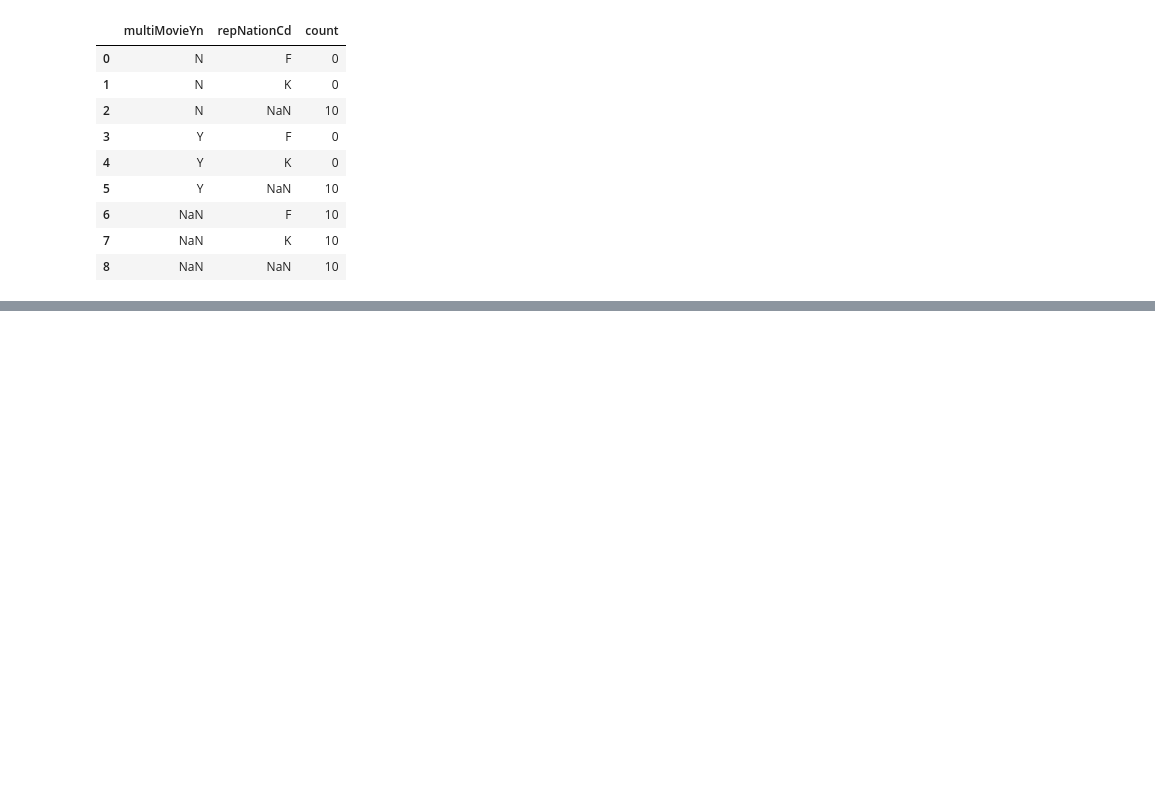
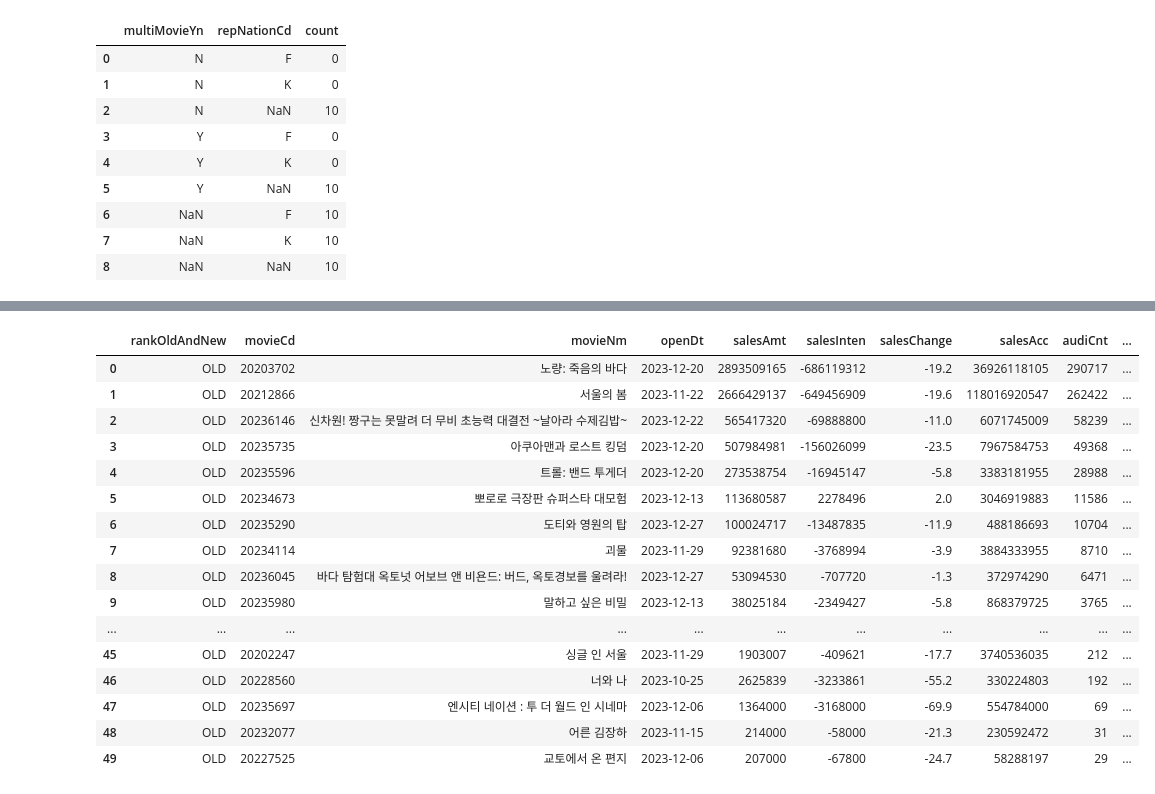
Before and after one commit to ppabam/movie, a Jupyter notebook: note/merge.ipynb, the cells around one changed output, grey strips where cells are left out. Saved outputs shown, nothing was run; the diff lists cells and outputs as text; code cells hidden in the pictures; blank space fills up the shorter version.

```diff
--- a/note/merge.ipynb
+++ b/note/merge.ipynb
@@ -42,0 +104,23 @@ df
+# %%
+unique_df["rnum"] = unique_df["audiCnt"].rank(method="dense", ascending=False).astype(int)
+unique_df["rank"] = unique_df["audiCnt"].rank(method="min", ascending=False).astype(int)
+# %%
+unique_df
+# %% [output]
+|  | rankOldAndNew | movieCd | movieNm | openDt | salesAmt | salesInten | salesChange | salesAcc | audiCnt | ... |
+| 0 | OLD | 20203702 | 노량: 죽음의 바다 | 2023-12-20 | 2893509165 | -686119312 | -19.2 | 36926118105 | 290717 | ... |
+| 1 | OLD | 20212866 | 서울의 봄 | 2023-11-22 | 2666429137 | -649456909 | -19.6 | 118016920547 | 262422 | ... |
+| 2 | OLD | 20236146 | 신차원! 짱구는 못말려 더 무비 초능력 대결전 ~날아라 수제김밥~ | 2023-12-22 | 565417320 | -69888800 | -11.0 | 6071745009 | 58239 | ... |
+| 3 | OLD | 20235735 | 아쿠아맨과 로스트 킹덤 | 2023-12-20 | 507984981 | -156026099 | -23.5 | 7967584753 | 49368 | ... |
+| 4 | OLD | 20235596 | 트롤: 밴드 투게더 | 2023-12-20 | 273538754 | -16945147 | -5.8 | 3383181955 | 28988 | ... |
+| 5 | OLD | 20234673 | 뽀로로 극장판 슈퍼스타 대모험 | 2023-12-13 | 113680587 | 2278496 | 2.0 | 3046919883 | 11586 | ... |
+| 6 | OLD | 20235290 | 도티와 영원의 탑 | 2023-12-27 | 100024717 | -13487835 | -11.9 | 488186693 | 10704 | ... |
+| 7 | OLD | 20234114 | 괴물 | 2023-11-29 | 92381680 | -3768994 | -3.9 | 3884333955 | 8710 | ... |
+| 8 | OLD | 20236045 | 바다 탐험대 옥토넛 어보브 앤 비욘드: 버드, 옥토경보를 울려라! | 2023-12-27 | 53094530 | -707720 | -1.3 | 372974290 | 6471 | ... |
+| 9 | OLD | 20235980 | 말하고 싶은 비밀 | 2023-12-13 | 38025184 | -2349427 | -5.8 | 868379725 | 3765 | ... |
+| ... | ... | ... | ... | ... | ... | ... | ... | ... | ... | ... |
+| 45 | OLD | 20202247 | 싱글 인 서울 | 2023-11-29 | 1903007 | -409621 | -17.7 | 3740536035 | 212 | ... |
+| 46 | OLD | 20228560 | 너와 나 | 2023-10-25 | 2625839 | -3233861 | -55.2 | 330224803 | 192 | ... |
+| 47 | OLD | 20235697 | 엔시티 네이션 : 투 더 월드 인 시네마 | 2023-12-06 | 1364000 | -3168000 | -69.9 | 554784000 | 69 | ... |
+| 48 | OLD | 20232077 | 어른 김장하 | 2023-11-15 | 214000 | -58000 | -21.3 | 230592472 | 31 | ... |
+| 49 | OLD | 20227525 | 교토에서 온 편지 | 2023-12-06 | 207000 | -67800 | -24.7 | 58288197 | 29 | ... |
```
Also changed, not shown: parts of 10 cells of this notebook, 3 other files.
